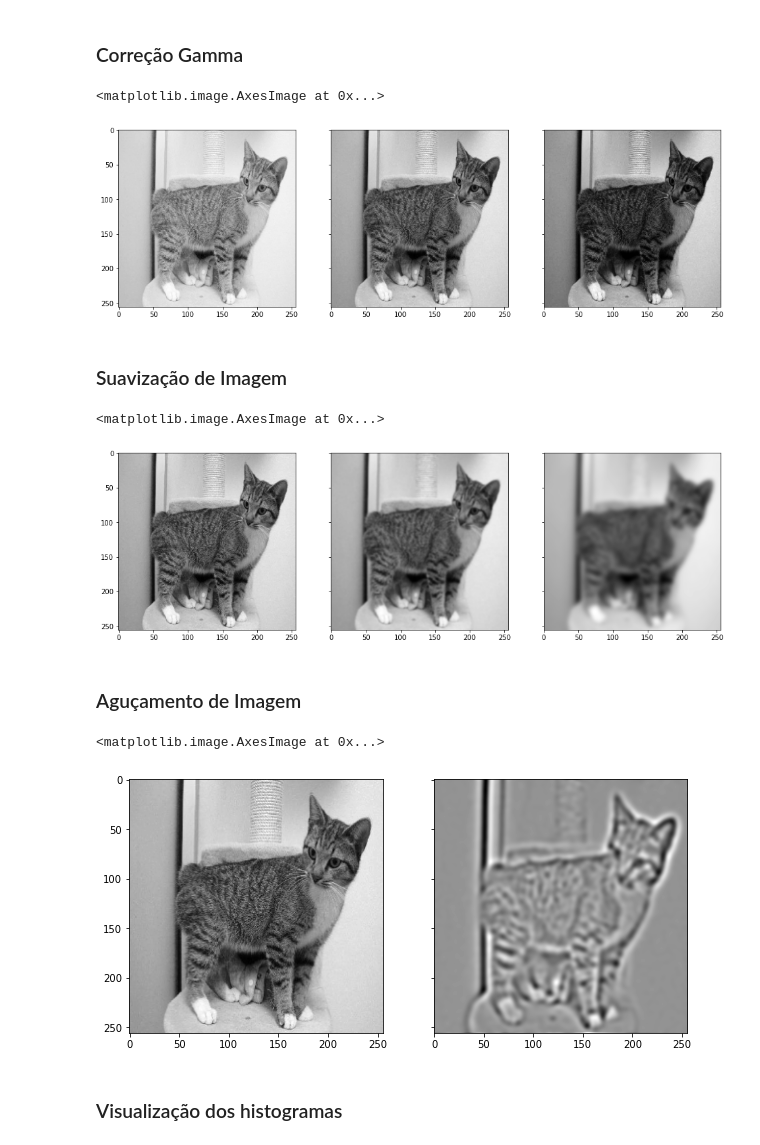
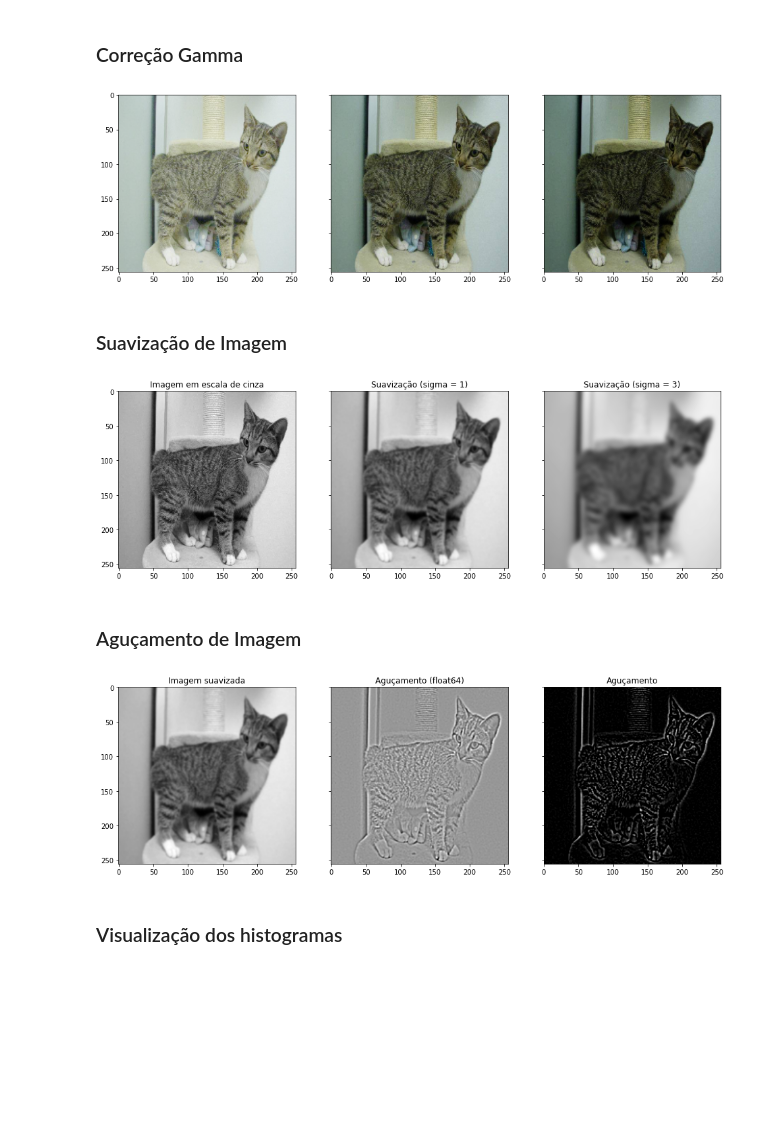
Before and after one commit to LaisBastos/ComputacaoVisual, a Jupyter notebook: Praticas.ipynb, the cells around one changed output. Saved outputs shown, nothing was run; the diff lists cells and outputs as text; code cells hidden in the pictures; blank space fills up the shorter version.

```diff
--- a/Praticas.ipynb
+++ b/Praticas.ipynb
@@ -37,41 +50,59 @@ x2.imshow(Equalize, cmap = plt.cm.gray)
 # %% [markdown]
 ### Correção Gamma
 # %%
-Gamma01 = adjust_gamma (Gray, gamma = 0.5, gain = 1)
-Gamma02 = adjust_gamma (Gray, gamma = 1, gain = 1)
-Gamma03 = adjust_gamma (Gray, gamma = 1.5, gain = 1)
+Gamma01 = adjust_gamma (New, gamma = 0.5, gain = 1)
+Gamma02 = adjust_gamma (New, gamma = 1, gain = 1)
+Gamma03 = adjust_gamma (New, gamma = 1.5, gain = 1)
 
 fig, (x1, x2, x3) = plt.subplots(nrows=1, ncols=3, figsize=(16,8), sharex=True, sharey=True)
 x1.imshow(Gamma01, cmap = plt.cm.gray)
 x2.imshow(Gamma02, cmap = plt.cm.gray)
 x3.imshow(Gamma03, cmap = plt.cm.gray)
+
+plt.show()
 # %% [output]
-<matplotlib.image.AxesImage at 0x...>
-[figure, old version]
+[figure, new version]
 # %% [markdown]
 ### Suavização de Imagem
 # %%
-Gaus = gaussian (Gray, sigma = 1)
-Gaus2 = gaussian (Gray, sigma = 3)
+Gaus = gaussian (Gray, sigma = 1, multichannel=False)
+Gaus2 = gaussian (Gray, sigma = 3, multichannel=False)
 
 fig, (x1, x2, x3) = plt.subplots(nrows=1, ncols=3, figsize=(16,8), sharex=True, sharey=True)
 x1.imshow(Gray, cmap = plt.cm.gray)
+x1.set_title('Imagem em escala de cinza')
+
 x2.imshow(Gaus, cmap = plt.cm.gray)
+x2.set_title('Suavização (sigma = 1)')
+
 x3.imshow(Gaus2, cmap = plt.cm.gray)
+x3.set_title('Suavização (sigma = 3)')
+
+#plt.savefig('gaus.png', format='png')
+plt.show()
 # %% [output]
-<matplotlib.image.AxesImage at 0x...>
-[figure, old version]
+[figure, new version]
 # %% [markdown]
 ### Aguçamento de Imagem
 # %%
-Lp = laplace(Gaus2)
+Gaus = gaussian (Gray, sigma = 1, multichannel=False)
+Lp = laplace(Gaus)
+Lp1 = img_as_ubyte(laplace(Gaus))
 
-fig, (x1, x2) = plt.subplots(nrows=1, ncols=2, figsize=(10,5), sharex=True, sharey=True)
-x1.imshow(Gray, cmap = plt.cm.gray)
+fig, (x1, x2, x3) = plt.subplots(nrows=1, ncols=3, figsize=(16,8), sharex=True, sharey=True)
+x1.imshow(Gaus, cmap = plt.cm.gray)
+x1.set_title('Imagem suavizada')
+
 x2.imshow(Lp, cmap = plt.cm.gray)
+x2.set_title('Aguçamento (float64)')
+
+x3.imshow(Lp1, cmap = plt.cm.gray)
+x3.set_title('Aguçamento')
+
+#plt.savefig('Lp.png', format='png')
+plt.show()
 # %% [output]
-<matplotlib.image.AxesImage at 0x...>
-[figure, old version]
+[figure, new version]
 # %% [markdown]
 ### Visualização dos histogramas
 # %%
```
Also changed, not shown: parts of 60 cells of this notebook.
